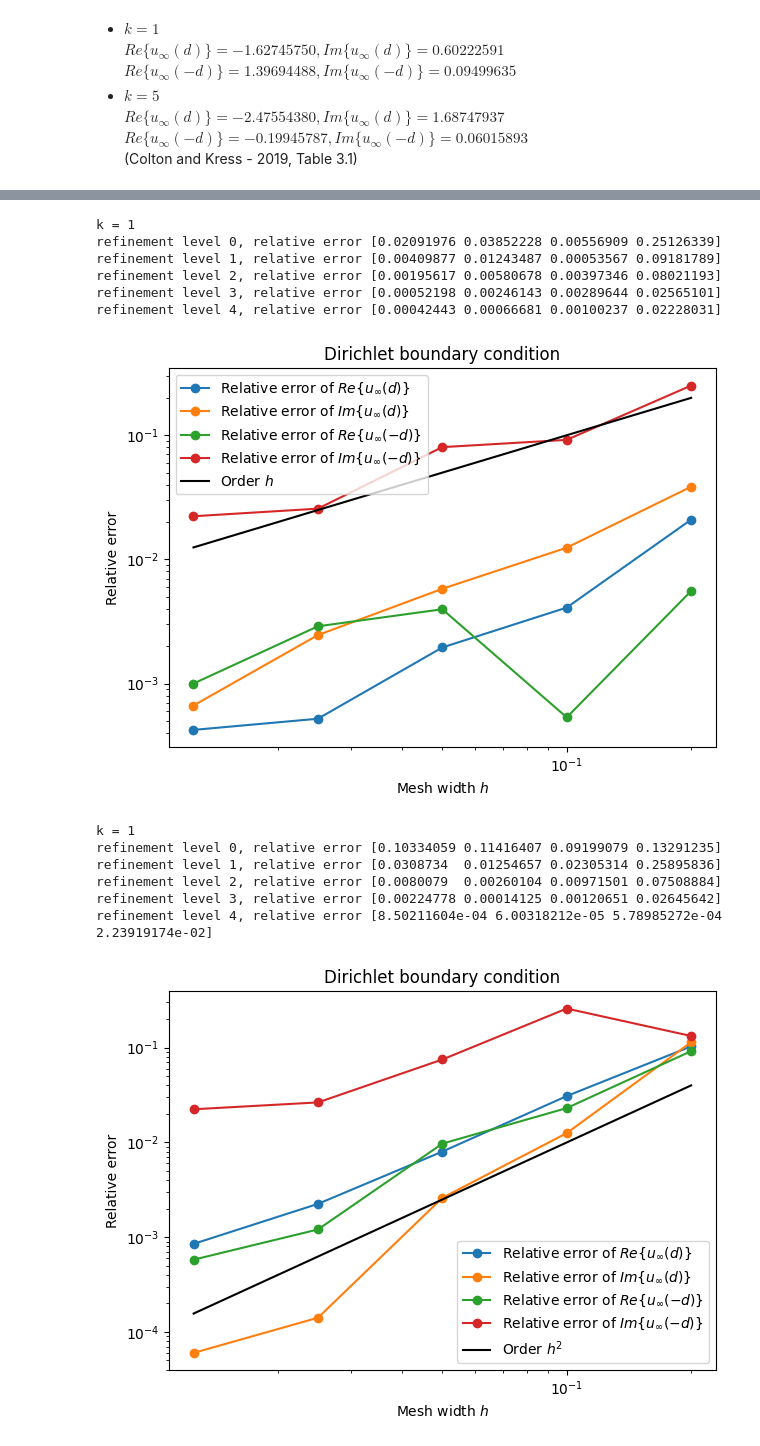
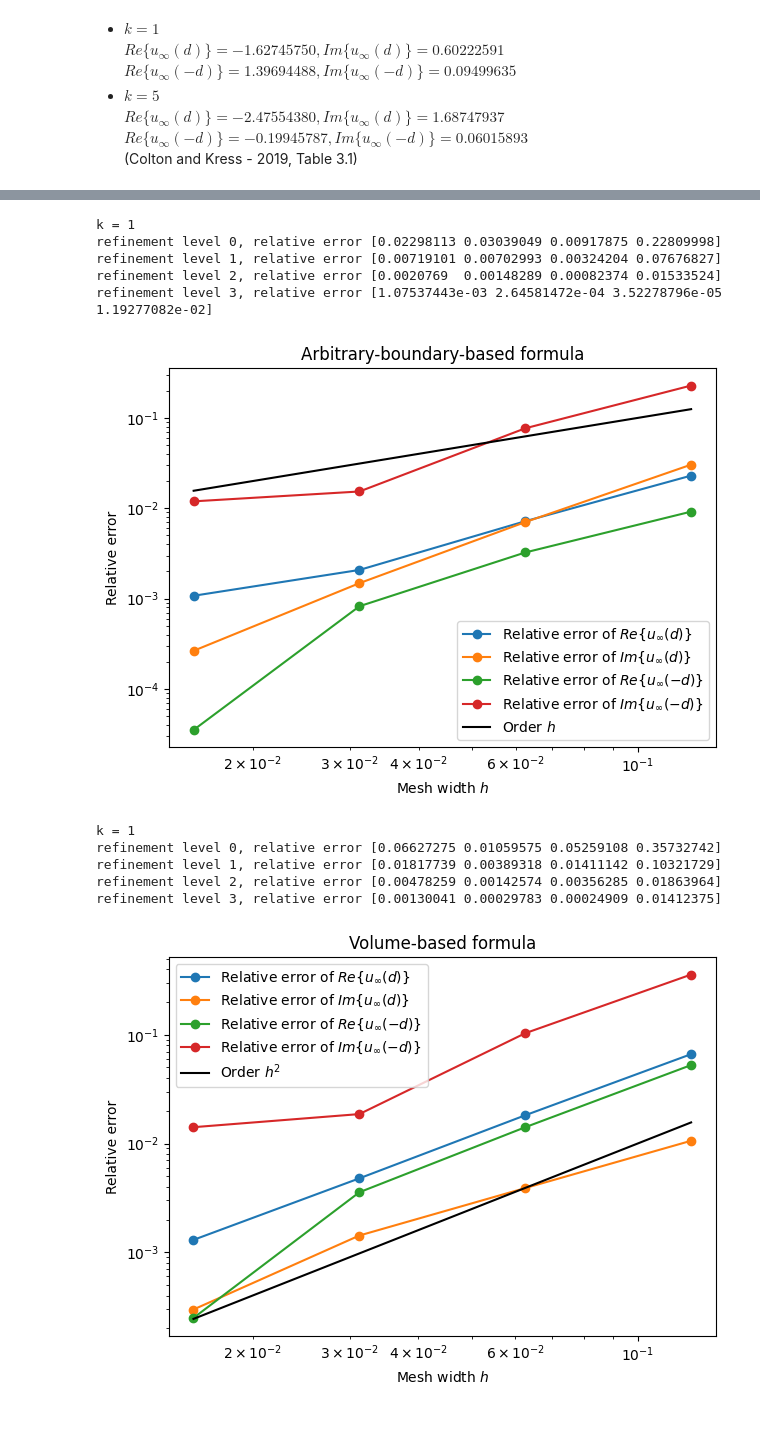
Before and after one commit to gninr/scattering, a Jupyter notebook: plane_wave.ipynb, the cells around one changed output, grey strips where cells are left out. Saved outputs shown, nothing was run; the diff lists cells and outputs as text; code cells hidden in the pictures.

Commit message:
refinement by gmsh

```diff
--- a/plane_wave.ipynb
+++ b/plane_wave.ipynb
@@ -66,7 +67,7 @@ cached_mesh = True
 if cached_mesh:
     mesh = fd.Mesh(shape + str(3) + ".msh")
 else:
-    mesh = generate_mesh(a0, a1, b0, b1, shape, h0, level=3, R0=R0, R1=R1)
+    mesh = generate_mesh(a0, a1, b0, b1, shape, N, level=3, R0=R0, R1=R1)
 k = 5
 d = fd.Constant([1., 0.])
 x = fd.SpatialCoordinate(mesh)
@@ -111,6 +112,7 @@ Text(0.5, 0.98, 'Reciprocity relation')
 shape = "kite"
 a0 = b0 = 2.75
 a1 = b1 = 3.0
+h0 = (a1 - a0) / N
 R0 = 2.3
 R1 = 2.7
 if R0 is not None and R1 is not None:
@@ -122,7 +124,7 @@ cached_mesh = True
 if cached_mesh:
     mesh = fd.Mesh(shape + str(0) + ".msh")
 else:
-    mesh = generate_mesh(a0, a1, b0, b1, shape, h0, R0=R0, R1=R1)
+    mesh = generate_mesh(a0, a1, b0, b1, shape, N, R0=R0, R1=R1)
 # %%
 plot_mesh(mesh)
 # %% [output]
@@ -213,7 +262,7 @@ Im{u_inf(d)} = 0.08237016213884066
     (Colton and Kress - 2019, Table 3.1)
 # %%
 # Convergence
-max_level = 5
+max_level = 4
 levels = np.arange(max_level)
 hs = h0 / 2**levels
 # %%
@@ -223,9 +272,7 @@ if cached_mesh:
         mesh_hierarchy.append(fd.Mesh(shape + str(level) + ".msh"))
 else:
     for level in levels:
-        mesh_hierarchy.append(generate_mesh(a0, a1, b0, b1, shape, h0, level, R0=R0, R1=R1))
-
-# mesh_hierarchy = fd.MeshHierarchy(mesh, max_level)
+        mesh_hierarchy.append(generate_mesh(a0, a1, b0, b1, shape, N, level, R0=R0, R1=R1))
 # %%
 k = 1
 
@@ -309,16 +355,15 @@ plt.loglog(hs, hs, "k", label=r"Order $h$")
 plt.legend()
 plt.xlabel(r"Mesh width $h$")
 plt.ylabel("Relative error")
-plt.title("Dirichlet boundary condition")
+plt.title("Arbitrary-boundary-based formula")
 plt.tight_layout()
 # %% [output]
 k = 1
-refinement level 0, relative error [0.02091976 0.03852228 0.00556909 0.25126339]
-refinement level 1, relative error [0.00409877 0.01243487 0.00053567 0.09181789]
-refinement level 2, relative error [0.00195617 0.00580678 0.00397346 0.08021193]
-refinement level 3, relative error [0.00052198 0.00246143 0.00289644 0.02565101]
-refinement level 4, relative error [0.00042443 0.00066681 0.00100237 0.02228031]
+refinement level 0, relative error [0.02298113 0.03039049 0.00917875 0.22809998]
+refinement level 1, relative error [0.00719101 0.00702993 0.00324204 0.07676827]
+refinement level 2, relative error [0.0020769  0.00148289 0.00082374 0.01533524]
+refinement level 3, relative error [1.07537443e-03 2.64581472e-04 3.52278796e-05 1.19277082e-02]
-[figure, old version]
+[figure, new version]
 # %%
 # Dirichlet problem
 print(f"k = {k}")
@@ -328,37 +373,36 @@ for level in levels:
     x = fd.SpatialCoordinate(m)
     kdx = k * fd.dot(d, x)
     inc = fd.as_vector((fd.cos(kdx), fd.sin(kdx)))
     g = -inc
 
     uh = solve(m, k, a0, a1, b0, b1, g, annular=annular)
 
     u_inf = np.empty(4)
     u_inf[0], u_inf[1] = far_field_vol(k, uh, d, R0, R1)
     u_inf[2], u_inf[3] = far_field_vol(k, uh, -d, R0, R1)
     rel_err = np.abs((u_inf - u_inf_ref) / u_inf_ref)
     print(f"refinement level {level}, relative error {rel_err}")
     errors.append(rel_err)
 errors = np.array(errors)
 plt.loglog(hs, errors[:, 0], "-o",
            label=r"Relative error of $Re\{u_\infty(d)\}$")
 plt.loglog(hs, errors[:, 1], "-o",
            label=r"Relative error of $Im\{u_\infty(d)\}$")
 plt.loglog(hs, errors[:, 2], "-o",
            label=r"Relative error of $Re\{u_\infty(-d)\}$")
 plt.loglog(hs, errors[:, 3], "-o",
            label=r"Relative error of $Im\{u_\infty(-d)\}$")
 
 plt.loglog(hs, hs**2, "k", label=r"Order $h^2$")
 plt.legend()
 plt.xlabel(r"Mesh width $h$")
 plt.ylabel("Relative error")
-plt.title("Dirichlet boundary condition")
+plt.title("Volume-based formula")
 plt.tight_layout()
 # %% [output]
 k = 1
-refinement level 0, relative error [0.10334059 0.11416407 0.09199079 0.13291235]
-refinement level 1, relative error [0.0308734  0.01254657 0.02305314 0.25895836]
-refinement level 2, relative error [0.0080079  0.00260104 0.00971501 0.07508884]
-refinement level 3, relative error [0.00224778 0.00014125 0.00120651 0.02645642]
-refinement level 4, relative error [8.50211604e-04 6.00318212e-05 5.78985272e-04 2.23919174e-02]
+refinement level 0, relative error [0.06627275 0.01059575 0.05259108 0.35732742]
+refinement level 1, relative error [0.01817739 0.00389318 0.01411142 0.10321729]
+refinement level 2, relative error [0.00478259 0.00142574 0.00356285 0.01863964]
+refinement level 3, relative error [0.00130041 0.00029783 0.00024909 0.01412375]
-[figure, old version]
+[figure, new version]
```
Also changed, not shown: parts of 10 cells of this notebook, 2 other files.
